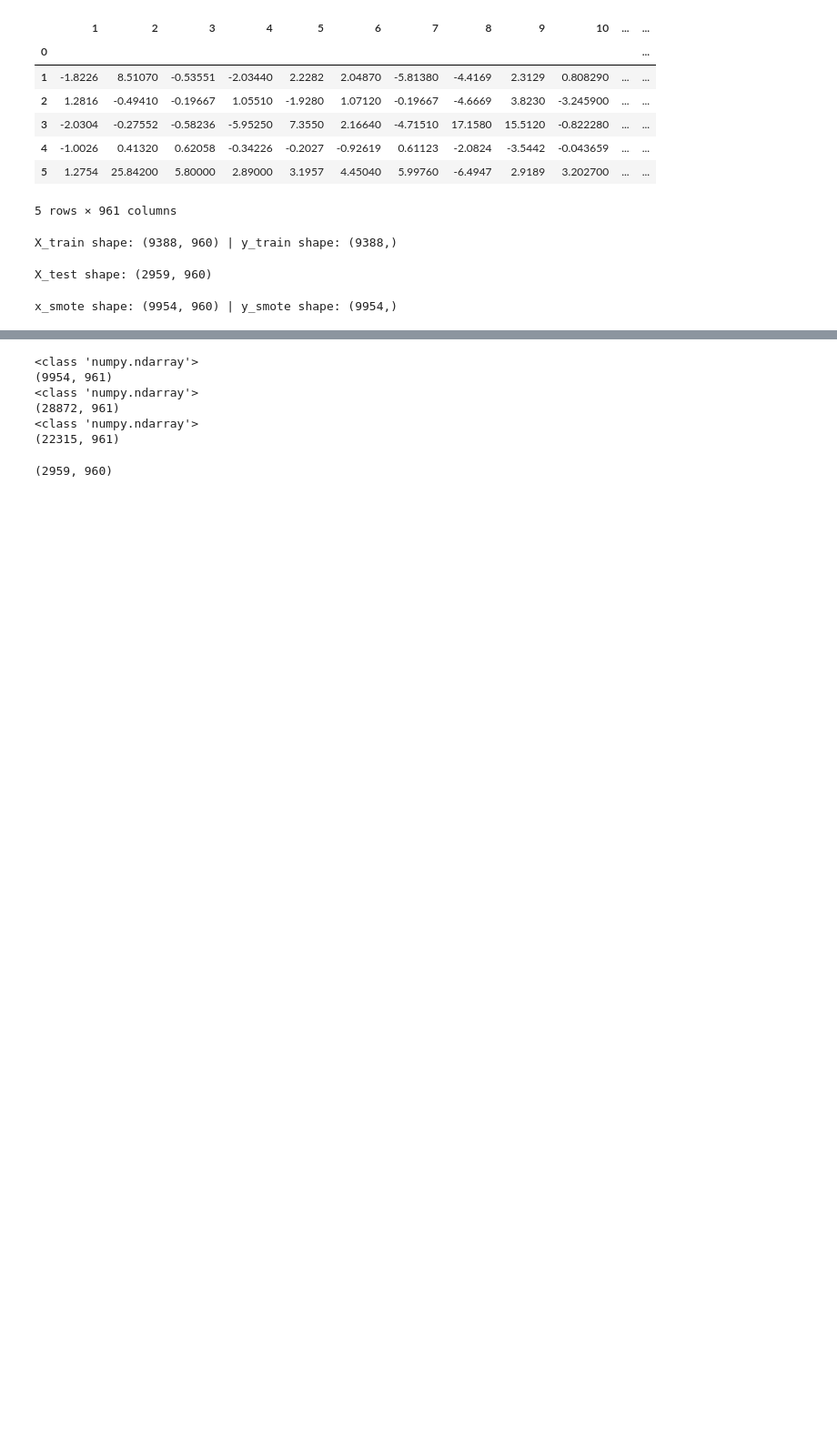
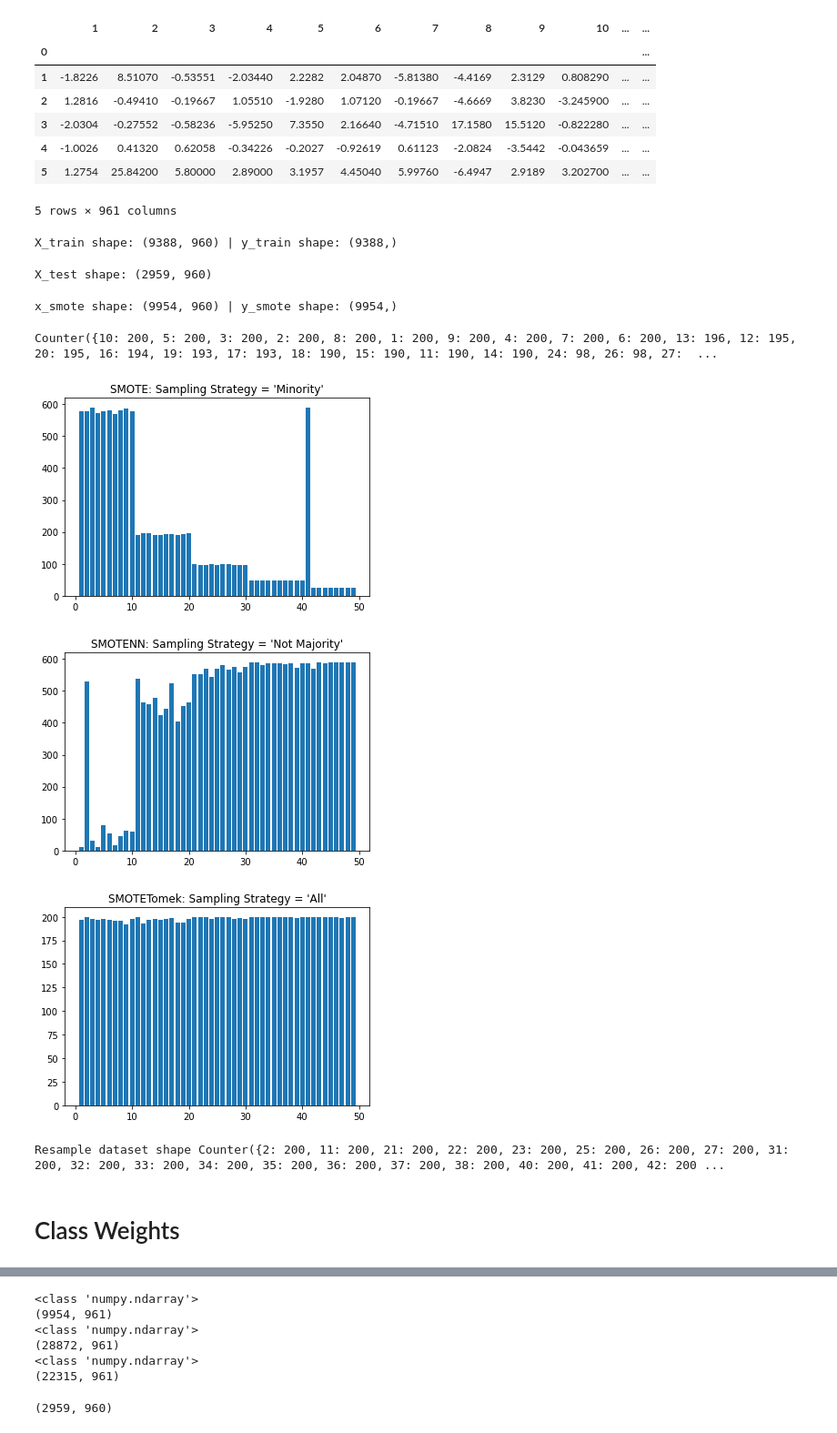
Before and after one commit to jjinhongg/COMP90051-Pj1, a Jupyter notebook: preprocess_scale_smote.ipynb, the cells around one changed output, grey strips where cells are left out. Shown: that part at 91% size. Saved outputs shown, nothing was run; the diff lists cells and outputs as text; code cells hidden in the pictures; blank space fills up the shorter version.

```diff
--- a/preprocess_scale_smote.ipynb
+++ b/preprocess_scale_smote.ipynb
@@ -48,17 +49,57 @@ scaler = MinMaxScaler()
 X_train = scaler.fit_transform(X_train)
 X_test = scaler.transform(X_test)
 # %%
-from imblearn.over_sampling import SMOTE
+
+from imblearn.over_sampling import SMOTE, KMeansSMOTE
 from imblearn.combine import SMOTETomek
 from imblearn.combine import SMOTEENN
+from imblearn.under_sampling import TomekLinks, RandomUnderSampler
+from imblearn.under_sampling import EditedNearestNeighbours, AllKNN
 
-smote = SMOTE(random_state=42)
+# strategy = {}
+
+smote = SMOTE(sampling_strategy='minority', random_state=42)
 
 # fit predictor and target variable
 x_smote, y_smote = smote.fit_resample(X_train, y_train)
-x_smote_tomek, y_smote_tomek = SMOTETomek(random_state=42).fit_resample(X_train, y_train)
+# x_smote_tomek, y_smote_tomek = SMOTETomek(random_state=42).fit_resample(X_train, y_train)
 x_smote_enn, y_smote_enn = SMOTEENN(random_state=42).fit_resample(X_train, y_train)
 # %%
 print("x_smote shape:", x_smote.shape, "| y_smote shape:", y_smote.shape)
 # %% [output]
 x_smote shape: (9954, 960) | y_smote shape: (9954,)
+# %%
+strategy = Counter(y_train)
+for key, val in strategy.items():
+    if key < 11:
+        strategy[key] = 200
+
+    else:
+        strategy[key] = val
+
+print(strategy)
+
+x_rus, y_rus = RandomUnderSampler(sampling_strategy=strategy).fit_resample(X_train, y_train)
+x_rus_smote, y_rus_smote = SMOTETomek(sampling_strategy='all', random_state=42).fit_resample(x_rus, y_rus)
+# %% [output]
+Counter({10: 200, 5: 200, 3: 200, 2: 200, 8: 200, 1: 200, 9: 200, 4: 200, 7: 200, 6: 200, 13: 196, 12: 195, 20: 195, 16: 194, 19: 193, 17: 193, 18: 190, 15: 190, 11: 190, 14: 190, 24: 98, 26: 98, 27:  ...
+# %%
+pyplot.bar(Counter(y_smote).keys(), Counter(y_smote).values())
+pyplot.title("SMOTE: Sampling Strategy = 'Minority'")
+pyplot.show()
+
+pyplot.bar(Counter(y_smote_enn).keys(), Counter(y_smote_enn).values())
+pyplot.title("SMOTENN: Sampling Strategy = 'Not Majority'")
+pyplot.show()
+
+pyplot.bar(Counter(y_rus_smote).keys(), Counter(y_rus_smote).values())
+pyplot.title("SMOTETomek: Sampling Strategy = 'All'")
+pyplot.show()
+print('Resample dataset shape', Counter(y_rus_smote))
+# %% [output]
+[figure, added]
+[figure, added]
+[figure, added]
+Resample dataset shape Counter({2: 200, 11: 200, 21: 200, 22: 200, 23: 200, 25: 200, 26: 200, 27: 200, 31: 200, 32: 200, 33: 200, 34: 200, 35: 200, 36: 200, 37: 200, 38: 200, 40: 200, 41: 200, 42: 200 ...
+# %% [markdown]
+# Class Weights
```
Also changed, not shown: parts of 5 cells of this notebook, 2 other files.
